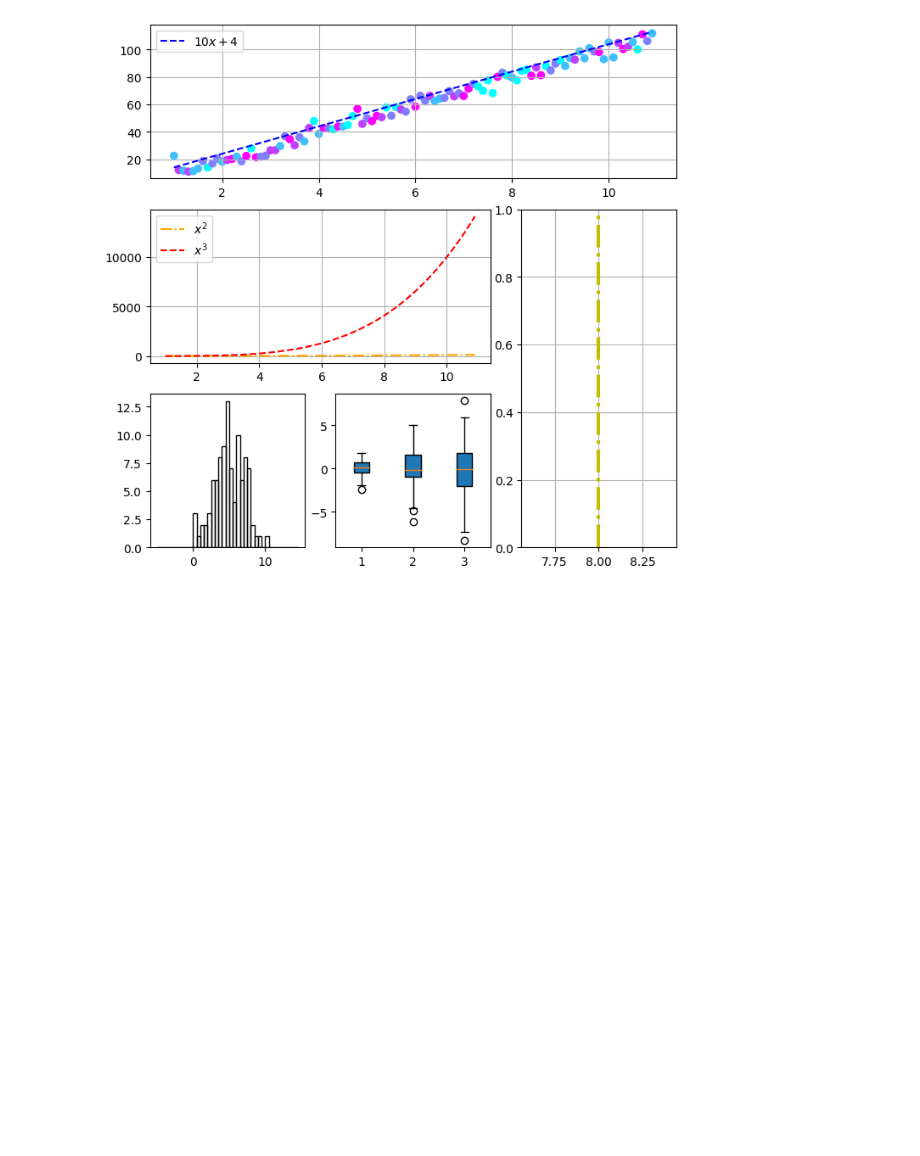
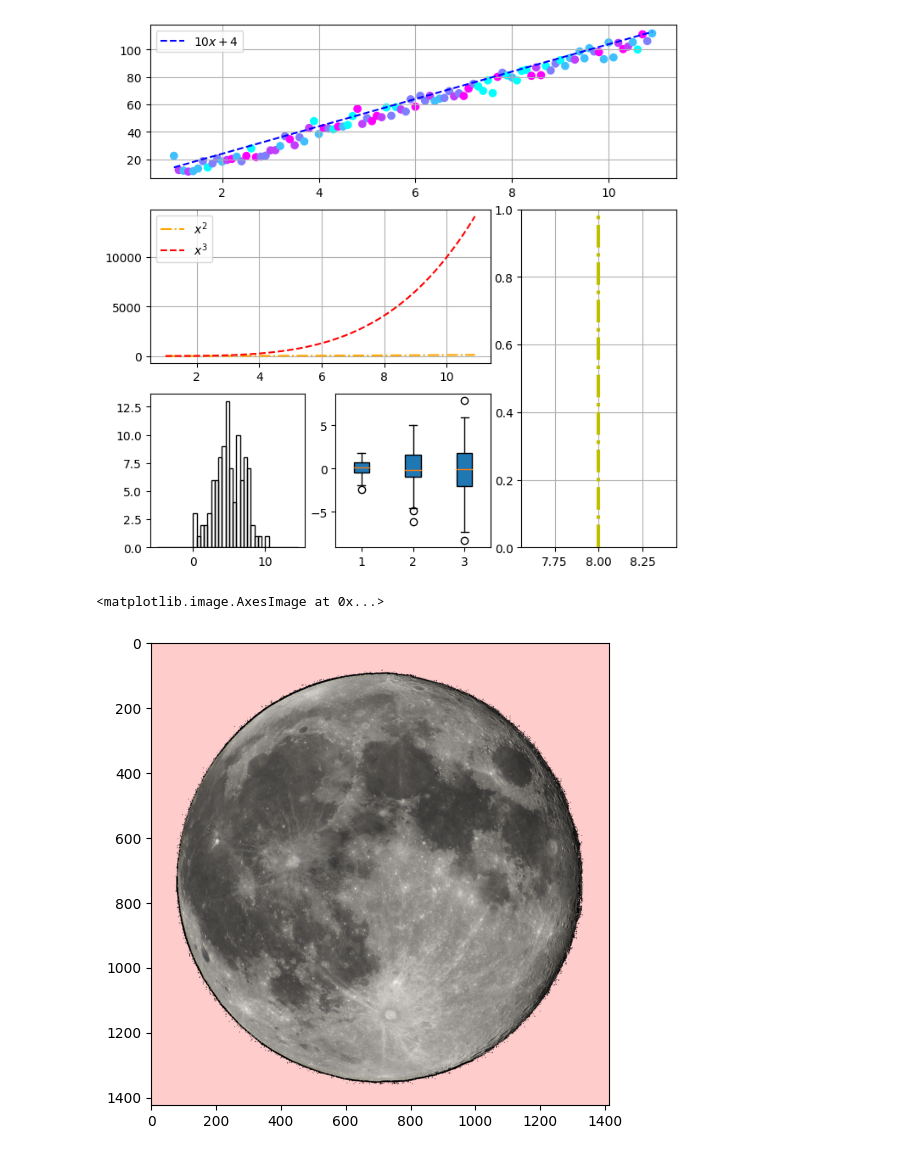
Before and after one commit to yakincc/DataAnalysis_LYCC_UGTO, a Jupyter notebook: Ejercicios/Matplotlib_Ejercicios_LYCC_AD.ipynb, the cells around one changed output. Saved outputs shown, nothing was run; the diff lists cells and outputs as text; code cells hidden in the pictures; blank space fills up the shorter version.

Commit message:
Modificación a Matplotlib_Ejercicios_LYCC_AD.ipynb

```diff
--- a/Ejercicios/Matplotlib_Ejercicios_LYCC_AD.ipynb
+++ b/Ejercicios/Matplotlib_Ejercicios_LYCC_AD.ipynb
@@ -34,3 +34,22 @@ ax5.grid(True)
 axes = [ax1, ax2, ax3, ax4, ax5]
 # %% [output]
 [figure]
+# %%
+import numpy as np
+import matplotlib.pyplot as plt
+from PIL import Image
+
+imagen = Image.open('Full_Moon_Luc_Viatour.jpg')
+im_datos = np.array(imagen)
+x, y, z = im_datos.shape
+
+for i in range (x):
+    for j in range (y):
+        if im_datos[i][j][0] == 0 and im_datos[i][j][1] == 0 and im_datos[i][j][2] == 0:
+            im_datos[i][j] = [255, 204, 204]
+
+fig,ax = plt.subplots(figsize=(6,6))
+ax.imshow(im_datos)
+# %% [output]
+<matplotlib.image.AxesImage at 0x...>
+[figure, added]
```
Also changed, not shown: 1 other file.
